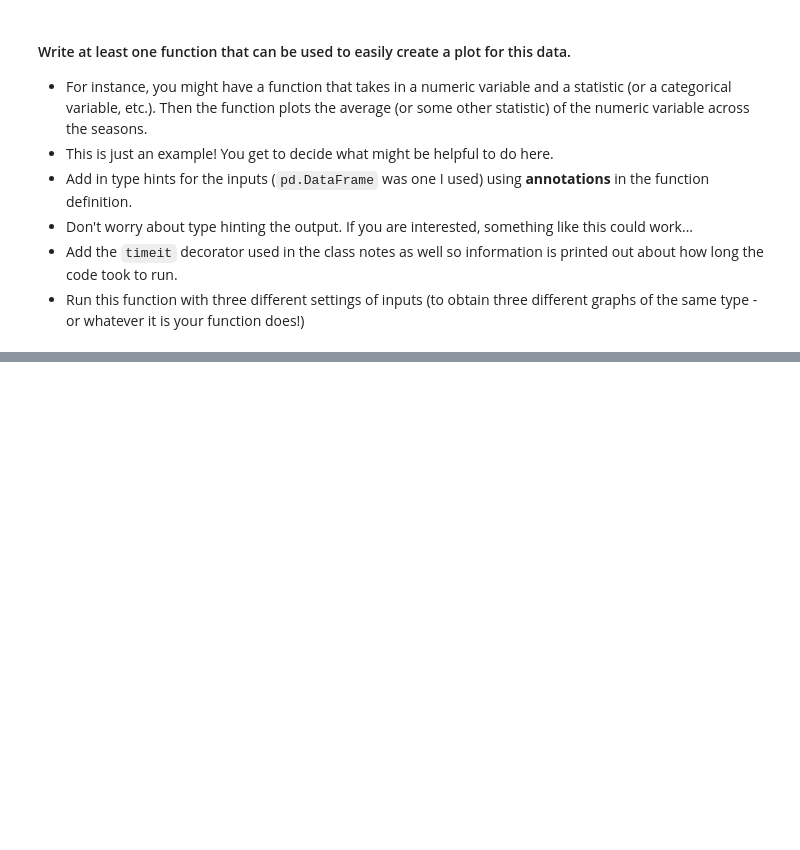
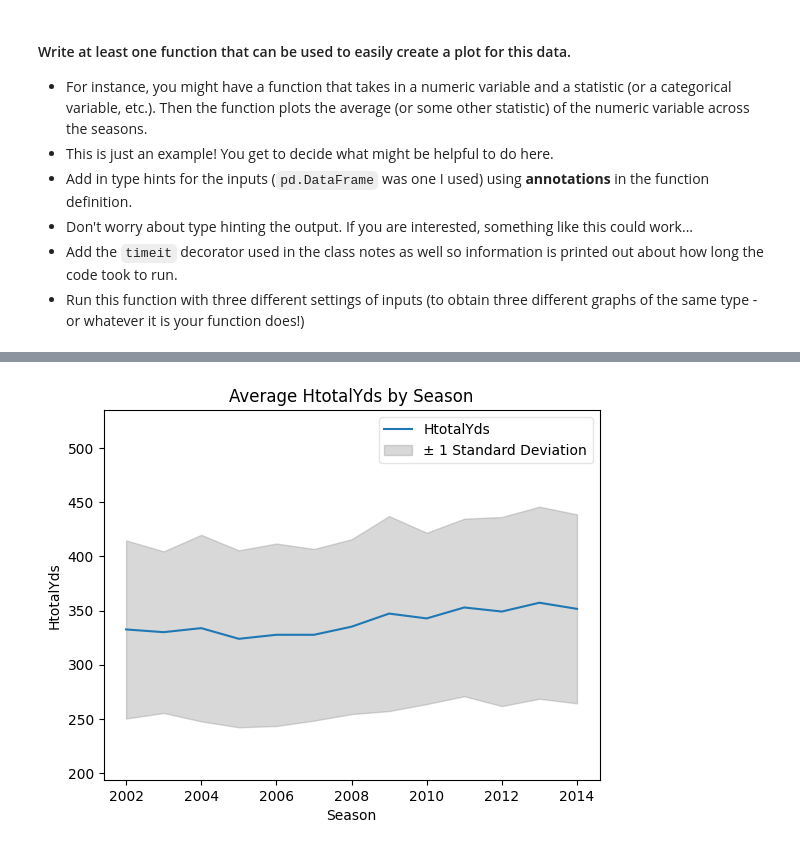
Before and after one commit to trevorlillywhite/HW-4---NCSU-ST-554---Trevor-Lillywhite, a Jupyter notebook: HW4_ST_554_Trevor_Lillywhite.ipynb, the cells around one changed output, grey strips where cells are left out. Drawn from its saved outputs; the diff is of its cells as text; code cells hidden in the pictures; blank space fills up the shorter version.

```diff
--- a/HW4_ST_554_Trevor_Lillywhite.ipynb
+++ b/HW4_ST_554_Trevor_Lillywhite.ipynb
@@ -1358,0 +1444,43 @@ _**Interpretation:** Together, this heat map and the previous heat map show that
+# %%
+# Write basic function to implement this plotting feature
+# Then add annotations
+
+def plot_mean_and_std(selection = 'HtotalYds'):
+    '''
+    ADD DocString
+    '''
+    # Create temporary dataframe with only the data of interest
+    df_temp = scores[['season', selection]]
+
+    # Determine limits of shaded region (+/- 1 sigma)
+    y_upper = df_temp.groupby('season').mean()[selection] + \
+        df_temp.groupby('season').std()[selection]
+    y_lower = df_temp.groupby('season').mean()[selection] - \
+        df_temp.groupby('season').std()[selection]
+
+    # Determine y-axis limits
+    ymax = 1.2 * max(y_upper)
+    ymin = 0.8 * min(y_lower)
+    if ymin < 0:
+        ymin = 1.2 * min(y_lower)   # Avoids clipping negative values
+        y_max = 1.4 * max(y_upper)  # Gives more room for legend
+
+    # Plot mean line
+    df_temp.groupby('season').mean().plot.line()
+
+    # Plot shaded region
+    plt.fill_between(y_lower.index, y_lower.values, y_upper.values,
+                    color='grey', alpha=0.3,
+                    label='± 1 Standard Deviation')
+
+    # Fine-tune plot configuration
+    plt.title(('Average ' + selection + ' by Season'))
+    plt.xlabel('Season')
+    plt.ylabel(selection)
+    plt.ylim(ymin, ymax)
+    plt.legend(loc='best', framealpha = 0.5)
+    plt.show()
+# %%
+plot_mean_and_std()
+# %% [output]
+[figure, added]
```
Also changed, not shown: parts of 13 cells of this notebook.
